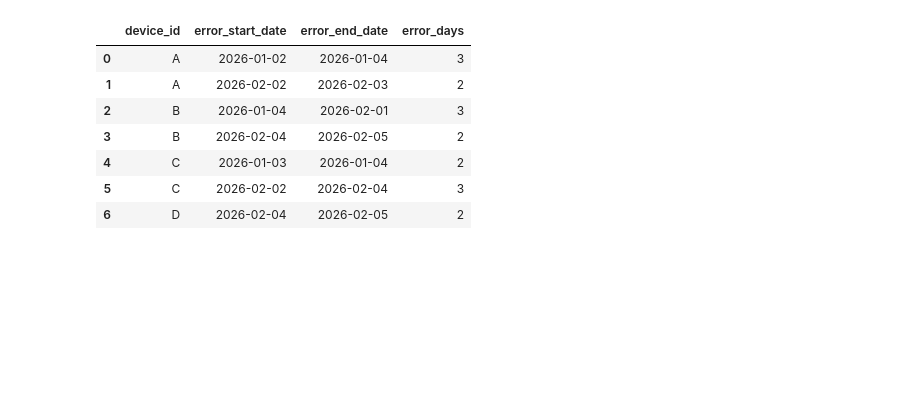
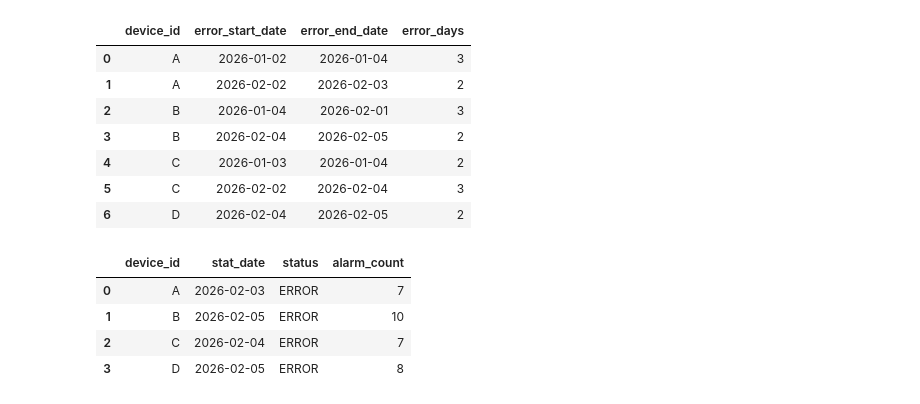
Before and after one commit to zhuimengren9527/projects, a Jupyter notebook: 02_sql_and_pandas/window_function/05_integrated_practice/01_device_daily_analysis_integrated.ipynb, the cells around one changed output. Saved outputs shown, nothing was run; the diff lists cells and outputs as text; code cells hidden in the pictures; blank space fills up the shorter version.

Commit message:
feat: add latest error ranking task

```diff
--- a/02_sql_and_pandas/window_function/05_integrated_practice/01_device_daily_analysis_integrated.ipynb
+++ b/02_sql_and_pandas/window_function/05_integrated_practice/01_device_daily_analysis_integrated.ipynb
@@ -517,3 +517,37 @@ df_pd
 | 4 | C | 2026-01-03 | 2026-01-04 | 2 |
 | 5 | C | 2026-02-02 | 2026-02-04 | 3 |
 | 6 | D | 2026-02-04 | 2026-02-05 | 2 |
+# %%
+# ====================
+# Task3(SQL轨道 )
+# ====================
+
+query = """
+WITH date_rank_table AS(
+    SELECT
+        device_id,
+        stat_date,
+        status,
+        alarm_count,
+        RANK()
+        OVER(PARTITION BY device_id ORDER BY stat_date DESC) AS date_rank
+    FROM df
+    WHERE status = 'ERROR'
+)
+SELECT
+    device_id,
+    stat_date,
+    status,
+    alarm_count
+FROM date_rank_table
+WHERE date_rank = 1
+ORDER BY device_id
+"""
+df_sql = duckdb.execute(query).fetchdf()
+df_sql
+# %% [output]
+|  | device_id | stat_date | status | alarm_count |
+| 0 | A | 2026-02-03 | ERROR | 7 |
+| 1 | B | 2026-02-05 | ERROR | 10 |
+| 2 | C | 2026-02-04 | ERROR | 7 |
+| 3 | D | 2026-02-05 | ERROR | 8 |
```
Also changed, not shown: parts of 1 cell of this notebook, 1 other file.
